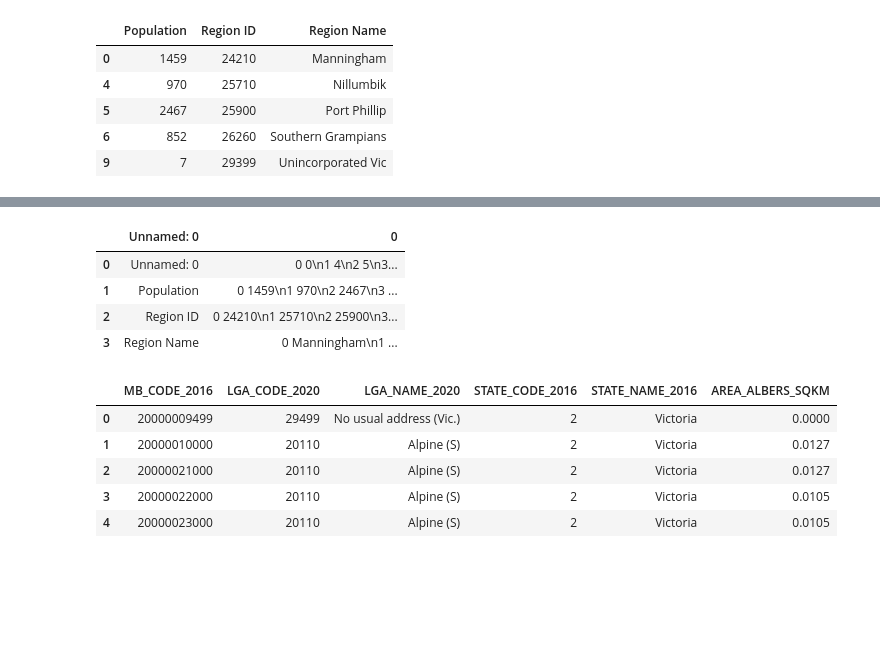
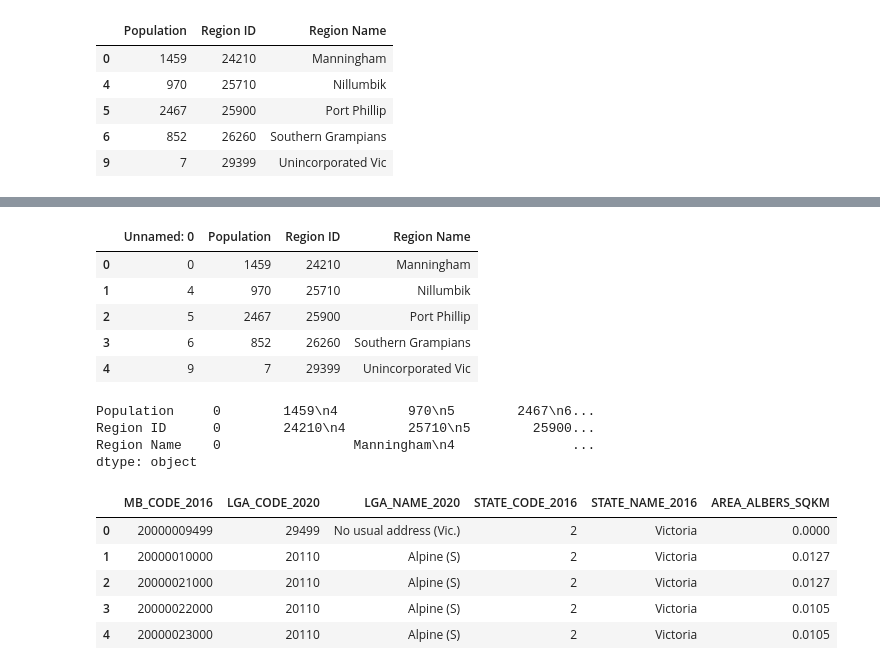
Before and after one commit to DanteC1997/Team3Project2, a Jupyter notebook: API - Project 2.ipynb, the cells around one changed output, grey strips where cells are left out. Saved outputs shown, nothing was run; the diff lists cells and outputs as text; code cells hidden in the pictures; blank space fills up the shorter version.

```diff
--- a/API - Project 2.ipynb
+++ b/API - Project 2.ipynb
@@ -174,12 +214,13 @@ abs_clean.to_csv('ABS_Clean')
 # %%
 # need to chaeck unnamed field
-abs_clean=pd.read_csv("abs_clean")
+abs_clean=pd.read_csv("abs_clean.csv")
 abs_clean.head()
 # %% [output]
-|  | Unnamed: 0 | 0 |
-| 0 | Unnamed: 0 | 0 0\n1 4\n2 5\n3... |
-| 1 | Population | 0 1459\n1 970\n2 2467\n3 ... |
-| 2 | Region ID | 0 24210\n1 25710\n2 25900\n3... |
-| 3 | Region Name | 0 Manningham\n1 ... |
+|  | Unnamed: 0 | Population | Region ID | Region Name |
+| 0 | 0 | 1459 | 24210 | Manningham |
+| 1 | 4 | 970 | 25710 | Nillumbik |
+| 2 | 5 | 2467 | 25900 | Port Phillip |
+| 3 | 6 | 852 | 26260 | Southern Grampians |
+| 4 | 9 | 7 | 29399 | Unincorporated Vic |
 # %%
 #???
@@ -187,3 +228,10 @@ abs_clean = abs_clean.apply(lambda x: "{:},".format(x))
+# %%
+abs_clean_df.head()
+# %% [output]
+Population     0        1459\n4         970\n5        2467\n6...
+Region ID      0        24210\n4        25710\n5        25900...
+Region Name    0                 Manningham\n4               ...
+dtype: object
 # %%
 #?? DELETE API - Population
 #response = requests.get(url)
```
Also changed, not shown: parts of 6 cells of this notebook, 1 other file.
